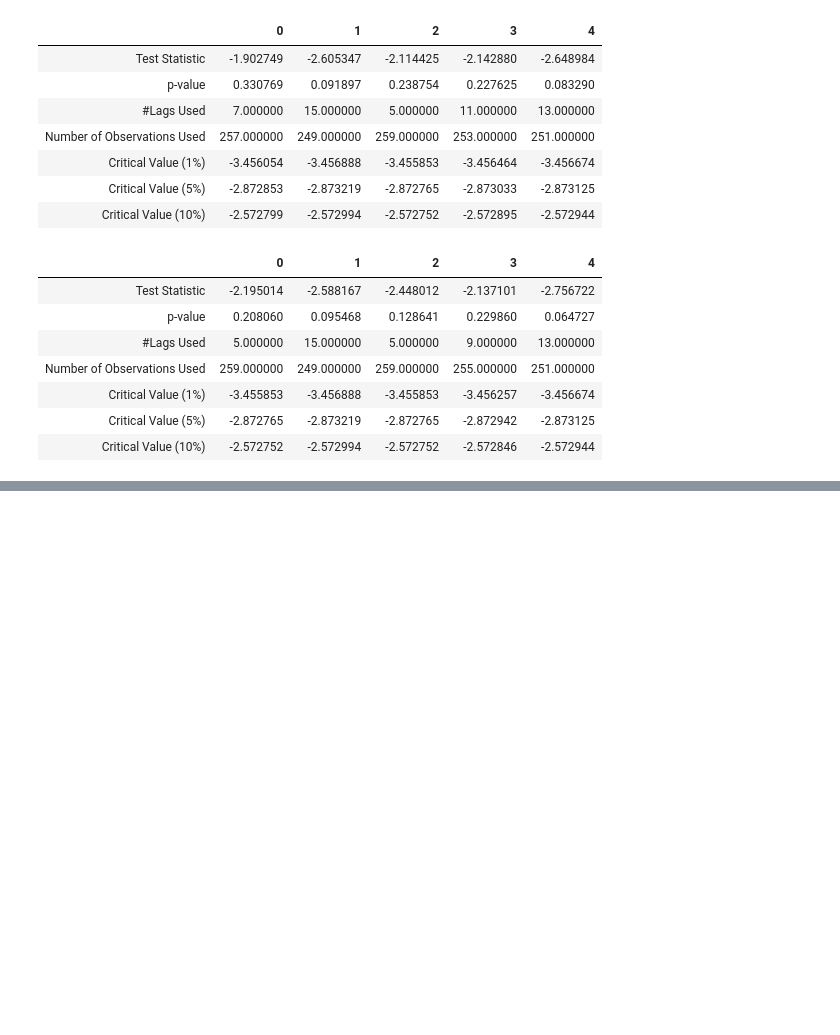
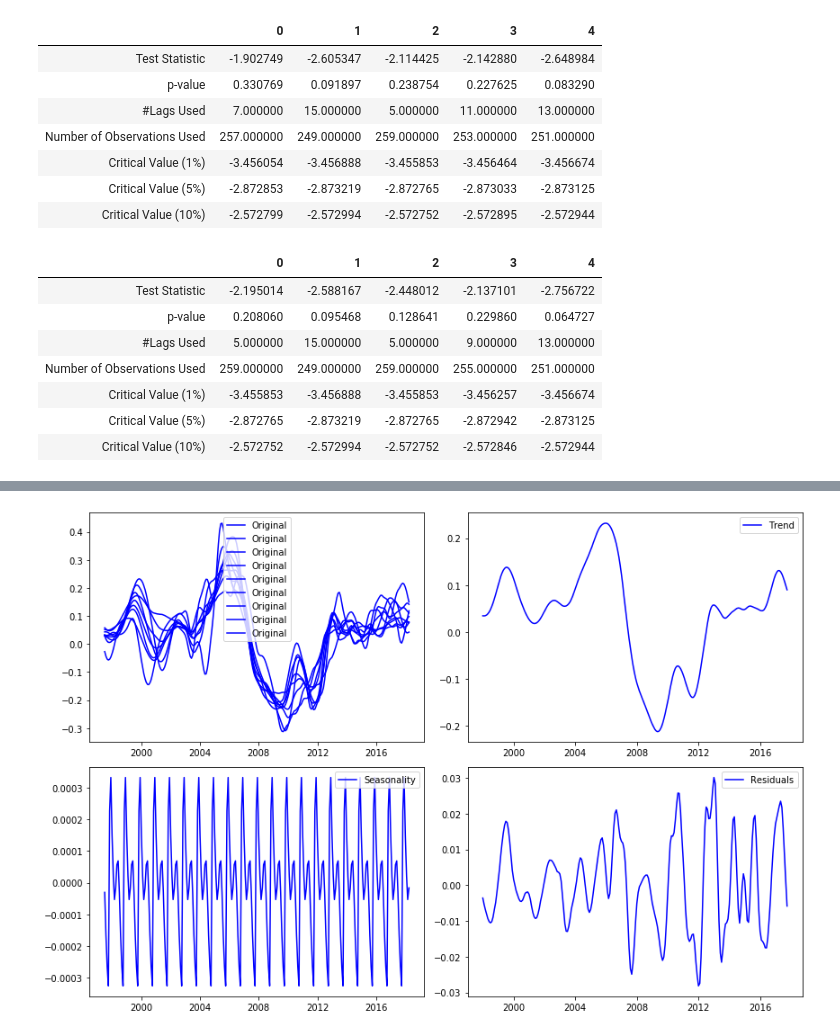
Before and after one commit to ksis1st/Zillow_TimeSeries_Prediction, a Jupyter notebook: Zillow_Ocala_ZIPCODE.ipynb, the cells around one changed output, grey strips where cells are left out. Cells and saved outputs as stored; diff of their text form; code cells hidden in the pictures; blank space fills up the shorter version.

```diff
--- a/Zillow_Ocala_ZIPCODE.ipynb
+++ b/Zillow_Ocala_ZIPCODE.ipynb
@@ -1144,0 +1310,27 @@ df_dft
+# %%
+# import seasonal_decompose
+from statsmodels.tsa.seasonal import seasonal_decompose
+decomposition = seasonal_decompose(rolmean['34471'])
+
+# Gather the trend, seasonality and noise of decomposed object
+trend = decomposition.trend
+seasonal = decomposition.seasonal
+residual = decomposition.resid
+
+# Plot gathered statistics
+plt.figure(figsize=(12,8))
+plt.subplot(221)
+plt.plot(rolmean, label='Original', color="blue")
+plt.legend(loc='best')
+plt.subplot(222)
+plt.plot(trend, label='Trend', color="blue")
+plt.legend(loc='best')
+plt.subplot(223)
+plt.plot(seasonal,label='Seasonality', color="blue")
+plt.legend(loc='best')
+plt.subplot(224)
+plt.plot(residual, label='Residuals', color="blue")
+plt.legend(loc='best')
+plt.tight_layout()
+# %% [output]
+[figure, added]
```
Also changed, not shown: parts of 27 cells of this notebook.
